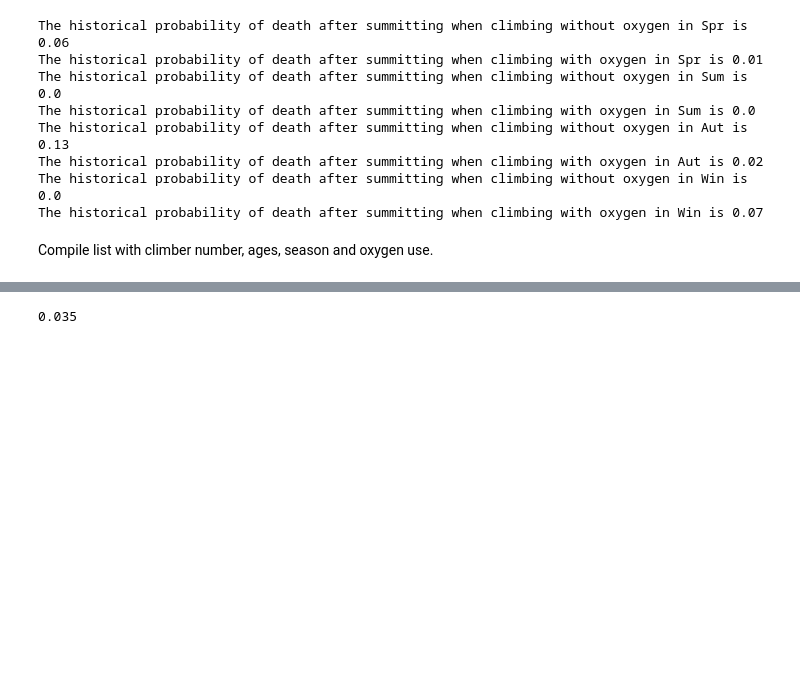
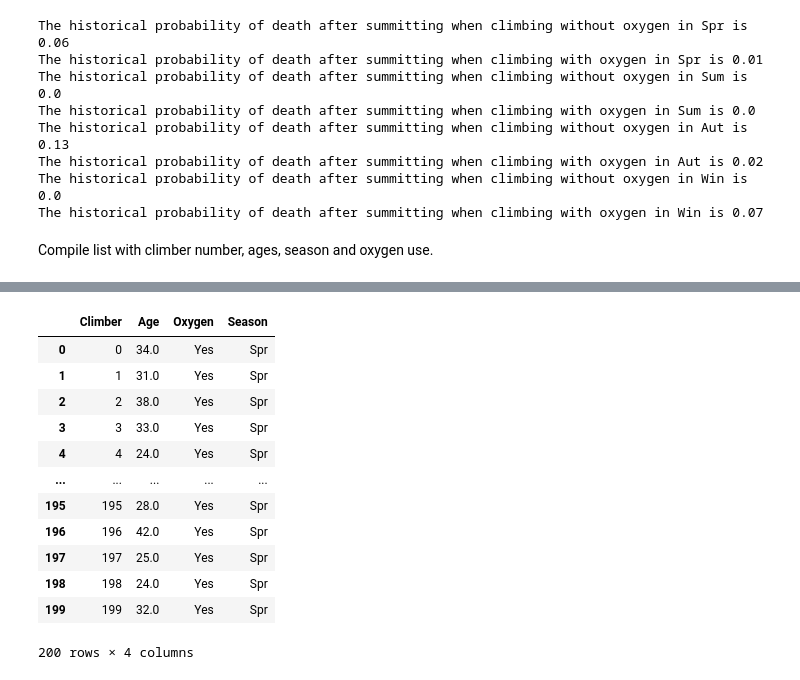
Before and after one commit to dreapadoir/PfDA_Project, a Jupyter notebook: Everest.ipynb, the cells around one changed output, grey strips where cells are left out. Saved outputs shown, nothing was run; the diff lists cells and outputs as text; code cells hidden in the pictures; blank space fills up the shorter version.

Commit message:
delete dataframe with survive calculated by binominal and add new dataframe as input for survive decided by KNN

```diff
--- a/Everest.ipynb
+++ b/Everest.ipynb
@@ -285,5 +201,37 @@ print(historicalDeathRate)
 # %%
-predictDeathRate = round(synEverestDataDf[(synEverestDataDf['Survived'] == 'Died')].Survived.count() / synEverestDataDf.Survived.count(),3)
-print(predictDeathRate)
+#predictDeathRate = round(synEverestDataDf[(synEverestDataDf['Survived'] == 'Died')].Survived.count() / synEverestDataDf.Survived.count(),3)
+#print(predictDeathRate)
-# %% [output]
-0.035
+# %%
+synthEverestData = []
+
+def everestSurFunction():
+    for i in range(0, N):
+        data = []
+
+        if oxUse[i] == 1:
+            oxUse2 = 'No'
+        else:
+            oxUse2 = 'Yes'
+
+        data = [i, round(vals[i],0), oxUse2, seasList[i]]
+        synthEverestData.append(data)
+        synthEverestDataDf = pd.DataFrame(synthEverestData, columns=['Climber', 'Age', 'Oxygen', 'Season'])
+
+    return synthEverestDataDf
+
+
+everestSurFunction()
+# %% [output]
+|  | Climber | Age | Oxygen | Season |
+| 0 | 0 | 34.0 | Yes | Spr |
+| 1 | 1 | 31.0 | Yes | Spr |
+| 2 | 2 | 38.0 | Yes | Spr |
+| 3 | 3 | 33.0 | Yes | Spr |
+| 4 | 4 | 24.0 | Yes | Spr |
+| ... | ... | ... | ... | ... |
+| 195 | 195 | 28.0 | Yes | Spr |
+| 196 | 196 | 42.0 | Yes | Spr |
+| 197 | 197 | 25.0 | Yes | Spr |
+| 198 | 198 | 24.0 | Yes | Spr |
+| 199 | 199 | 32.0 | Yes | Spr |
+200 rows × 4 columns
```
Also changed, not shown: parts of 7 cells of this notebook.
